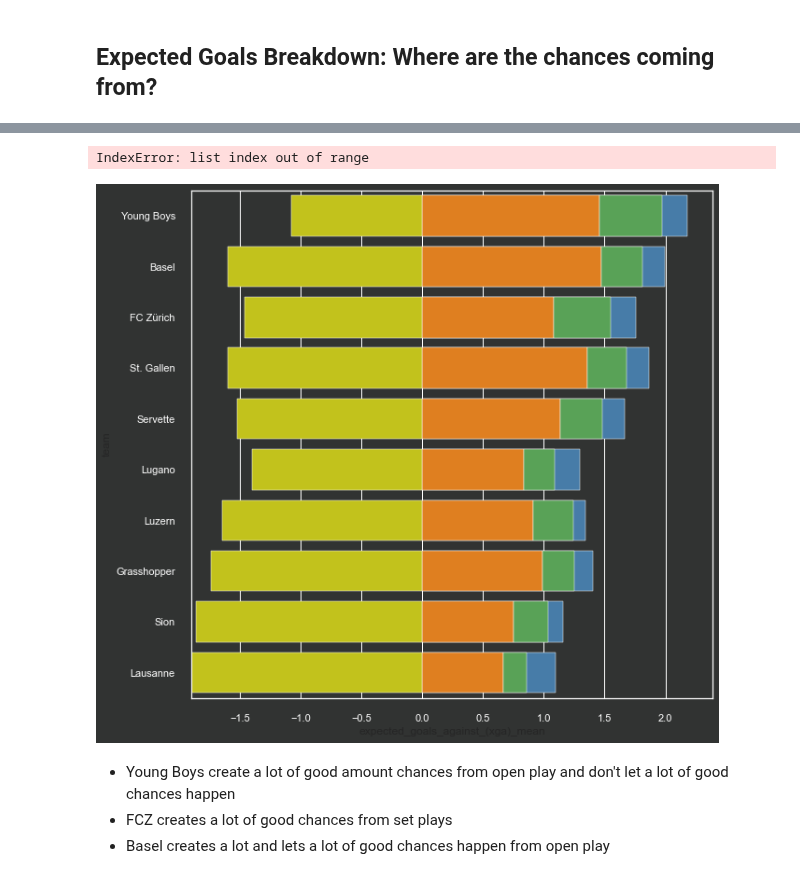
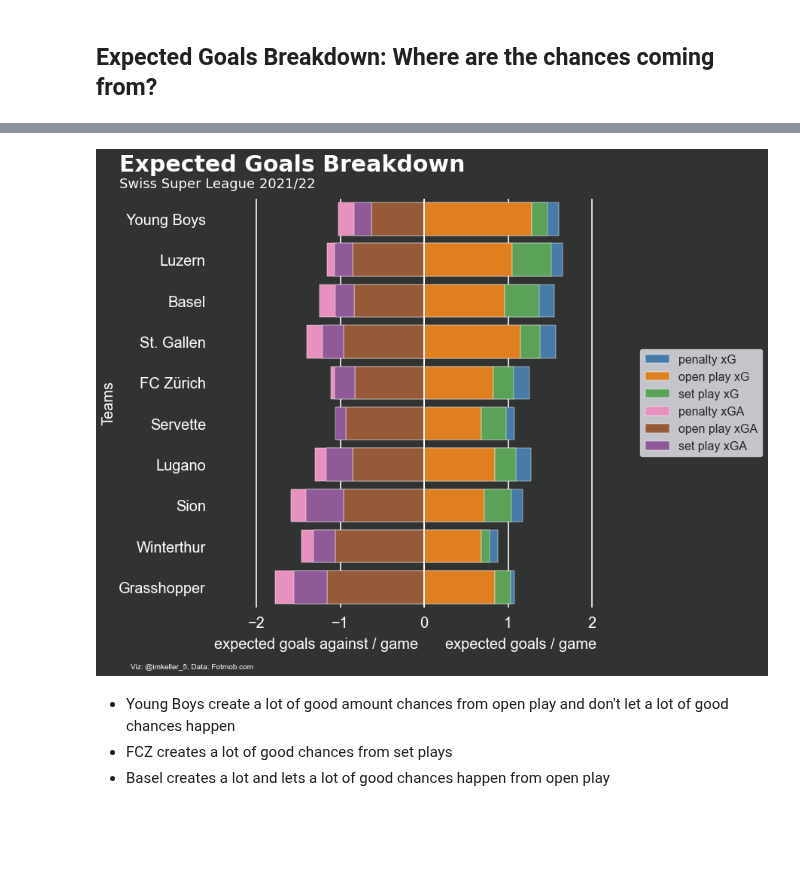
Before and after one commit to TK5-Tim/ds-projects, a Jupyter notebook: rsl/rsl-team-strengths.ipynb, the cells around one changed output, grey strips where cells are left out. Saved outputs shown, nothing was run; the diff lists cells and outputs as text; code cells hidden in the pictures; blank space fills up the shorter version.

```diff
--- a/rsl/rsl-team-strengths.ipynb
+++ b/rsl/rsl-team-strengths.ipynb
@@ -15,5 +15,5 @@ import json
 import fotmob_scraper as fms
 from tqdm import tqdm
 # %%
-df_teams = pd.read_csv('data/super_leagues_team_stats_2122.csv')
+df_teams = pd.read_csv('data/super_leagues_team_stats_2223.csv', index_col=0)
 # %%
@@ -212,38 +244,37 @@ edge = "white"
 mpl.rcParams['xtick.color'] = text_color
 mpl.rcParams['ytick.color'] = text_color
 mpl.rcParams['xtick.labelsize'] = 20
 mpl.rcParams['ytick.labelsize'] = 20
 
 fig.set_facecolor(background)
 ax.patch.set_alpha(0)
 
 ax.tick_params(axis='x', colors=text_color)
 ax.tick_params(axis='y', colors=text_color)
 
 sns.barplot(y=df_teams['team'],x=df_teams['expected_goals_(xg)_mean'],label='penalty xG',color=CB_color_cycle[0])
 sns.barplot(y=df_teams['team'],x=df_teams['xg_open_play_mean'],label='open play xG',color=CB_color_cycle[1])
 sns.barplot(y=df_teams['team'],x=df_teams['xg_set_play_mean'],label='set play xG',color=CB_color_cycle[2],left=df_teams['xg_open_play_mean'])
-sns.barplot(y=df_teams['team'],x=df_teams['expected_goals_against_(xga)_mean'],label='penalty xGA',color=CB_color_cycle[8],left=-df_teams['expected_goals_against_(xga)_mean'])
-sns.barplot(y=df_teams['team'],x=df_teams['xga_open_play_mean'],label='open play xGA',color=CB_color_cycle[9],left=-df_teams['xga_open_play_mean'])
-sns.barplot(y=df_teams['team'],x=df_teams['xga_set_play_mean'],label='set play xGA',color=CB_color_cycle[7],left=-df_teams['xga_open_play_mean']-df_teams['xga_set_play_mean'])
+sns.barplot(y=df_teams['team'],x=df_teams['expected_goals_against_(xga)_mean'],label='penalty xGA',color=CB_color_cycle[3],left=-df_teams['expected_goals_against_(xga)_mean'])
+sns.barplot(y=df_teams['team'],x=df_teams['xga_open_play_mean'],label='open play xGA',color=CB_color_cycle[4],left=-df_teams['xga_open_play_mean'])
+sns.barplot(y=df_teams['team'],x=df_teams['xga_set_play_mean'],label='set play xGA',color=CB_color_cycle[5],left=-df_teams['xga_open_play_mean']-df_teams['xga_set_play_mean'])
 
 ax.axvline(0, linewidth=2,color=text_color)
 ax.set_xlim(-2.5,2.5)
 
 ax.set_ylabel('Teams',fontsize=20, color=text_color)
 ax.set_xlabel('',fontsize=20)
 fig.text(-0.05,0.93,'Expected Goals Breakdown', fontsize=30, fontfamily=title_font, color=text_color, fontweight='bold')
 fig.text(-0.05,0.90,'Swiss Super League 2021/22', fontweight='regular',fontsize=18, fontfamily=title_font,color=text_color)
 ax.legend(loc="center left",bbox_to_anchor=(1, 0.5), frameon=True)
 ax.annotate("Viz: @imkeller_5, Data: Fotmob.com", (-3.5,11), annotation_clip=False, fontsize=10, color=text_color)
 ax.annotate("expected goals against / game", (-2.5, 10.5), annotation_clip=False, fontsize=20, color=text_color)
 ax.annotate("expected goals / game", (0.25, 10.5), annotation_clip=False, fontsize=20, color=text_color)
 plt.show()
 
 fig.savefig('figs/super_league_xg_breakdown_25_02_22.jpg',bbox_inches='tight')
 # %% [output]
-IndexError: list index out of range
-[figure, old version]
+[figure, new version]
 # %% [markdown]
 - Young Boys create a lot of good amount chances from open play and don't let a lot of good chances happen
 - FCZ creates a lot of good chances from set plays
```
Also changed, not shown: parts of 11 cells of this notebook, 11 other files.
